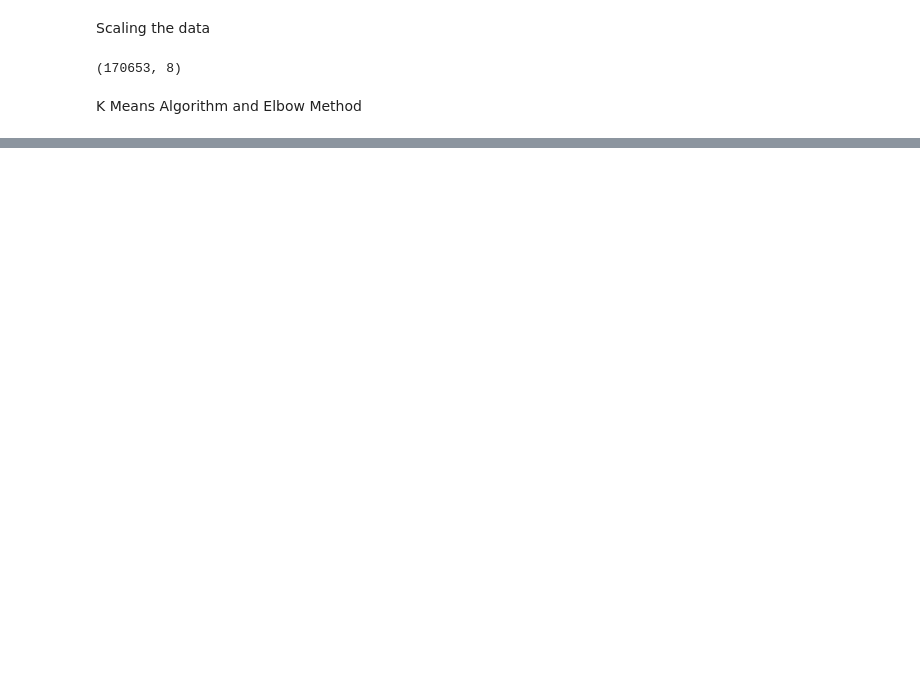
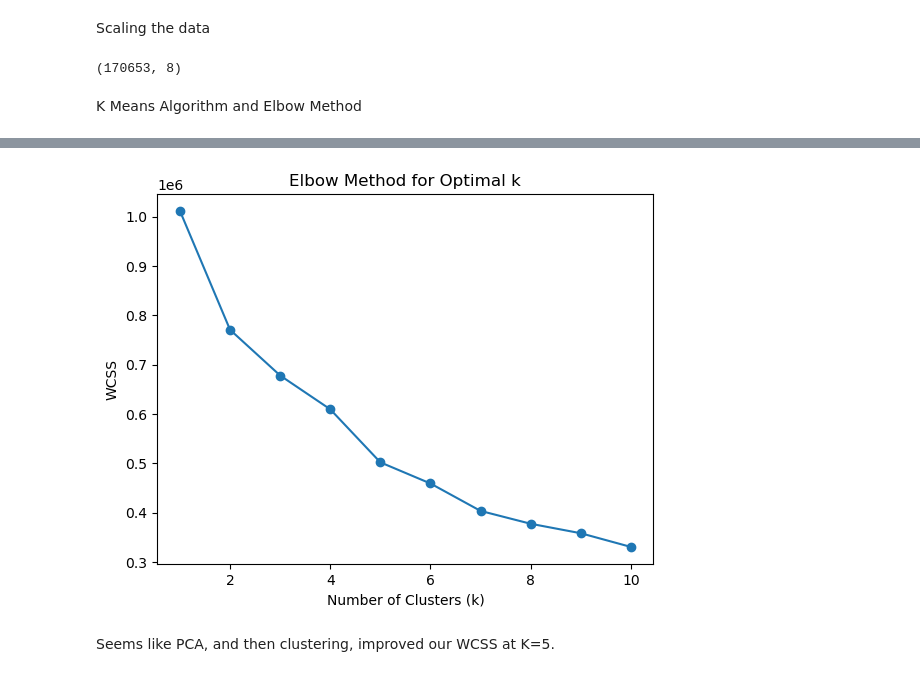
Before and after one commit to vishilp/spotify, a Jupyter notebook: model.ipynb, the cells around one changed output, grey strips where cells are left out. Cells and saved outputs as stored; diff of their text form; code cells hidden in the pictures; blank space fills up the shorter version.

```diff
--- a/model.ipynb
+++ b/model.ipynb
@@ -50,0 +88,20 @@ train_data, test_data = train_test_split(X_scaled, test_size=0.2, random_state=4
+# %%
+import matplotlib.pyplot as plt
+from sklearn.cluster import KMeans
+
+wcss = []
+
+for k in range(1, 11):
+    kmeans = KMeans(n_clusters=k, random_state=42)
+    kmeans.fit(X_reduced)
+    wcss.append(kmeans.inertia_)
+
+plt.plot(range(1, 11), wcss, marker='o')
+plt.xlabel('Number of Clusters (k)')
+plt.ylabel('WCSS')
+plt.title('Elbow Method for Optimal k')
+plt.show()
+# %% [output]
+[figure, added]
+# %% [markdown]
+Seems like PCA, and then clustering, improved our WCSS at K=5.
```
Also changed, not shown: parts of 7 cells of this notebook.
